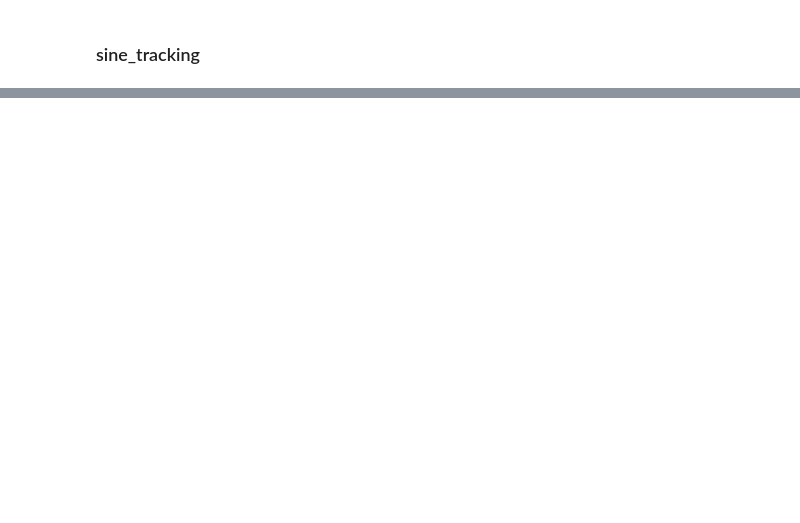
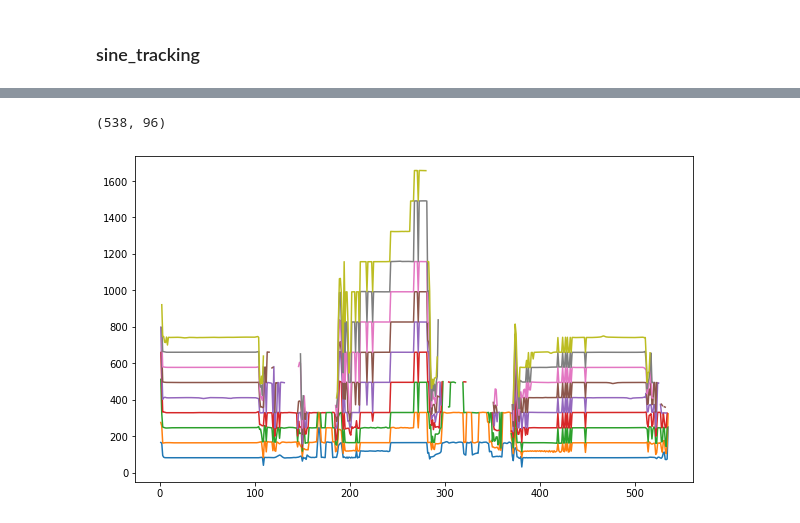
Before and after one commit to jhartquist/rtma, a Jupyter notebook: nbs/_04_sine_model.ipynb, the cells around one changed output, grey strips where cells are left out. Cells and saved outputs as stored; diff of their text form; code cells hidden in the pictures; blank space fills up the shorter version.

```diff
--- a/nbs/04_sine_model.ipynb
+++ b/nbs/_04_sine_model.ipynb
@@ -610,0 +551,15 @@ for i in range(9):
+# %%
+sine_frames = process_frames(frames)
+max_frames = max(len(f) for f in sine_frames)
+padded = [np.pad(f.freqs, (0, max_frames-f.freqs.size), 'constant') for f in frames]
+p = np.stack(padded)
+p[p<=0] = np.nan
+
+plt.figure(figsize=(10, 6))
+for i in range(9):
+    plt.plot(p[:, i])
+
+print(p.shape)
+# %% [output]
+(538, 96)
+[figure, added]
```
Also changed, not shown: parts of 38 cells of this notebook, 2 other files.
